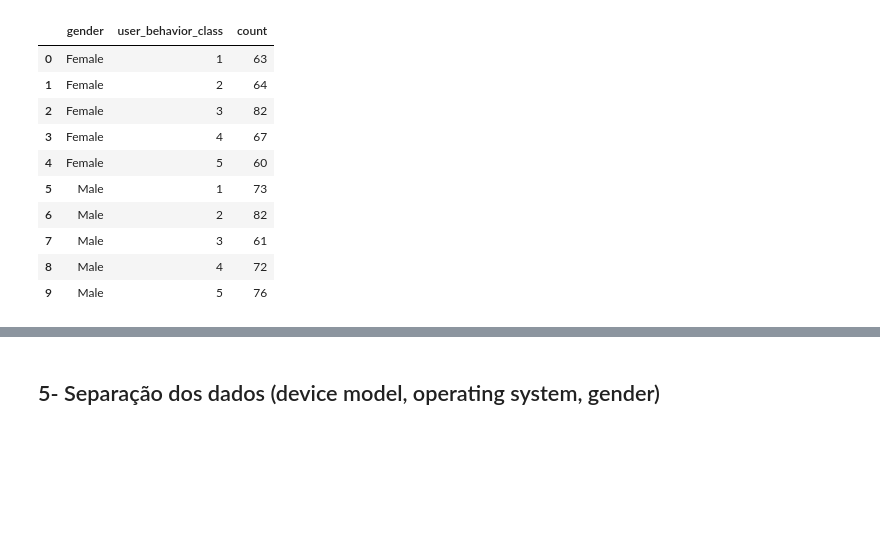
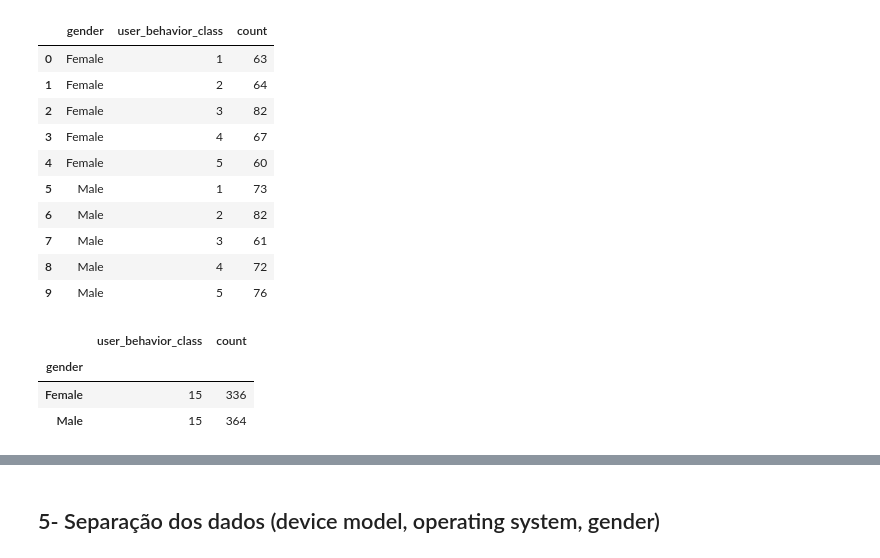
Before and after one commit to danielavescia/Mobile_Device_Usage, a Jupyter notebook: Mobile_Device_Usage.ipynb, the cells around one changed output, grey strips where cells are left out. Saved outputs shown, nothing was run; the diff lists cells and outputs as text; code cells hidden in the pictures; blank space fills up the shorter version.

```diff
--- a/Mobile_Device_Usage.ipynb
+++ b/Mobile_Device_Usage.ipynb
@@ -138,6 +235,14 @@ display(grouped_gender)
 | 7 | Male | 3 | 61 |
 | 8 | Male | 4 | 72 |
 | 9 | Male | 5 | 76 |
+# %%
+# Total de usuários por sexo
+grouped_gender.groupby(['gender']).sum()
+# %% [output]
+|  | user_behavior_class | count |
+| gender |  |  |
+| Female | 15 | 336 |
+| Male | 15 | 364 |
 # %%
 # criando gráfico
 fig_gender_behavior = px.bar(
```
Also changed, not shown: parts of 12 cells of this notebook.
